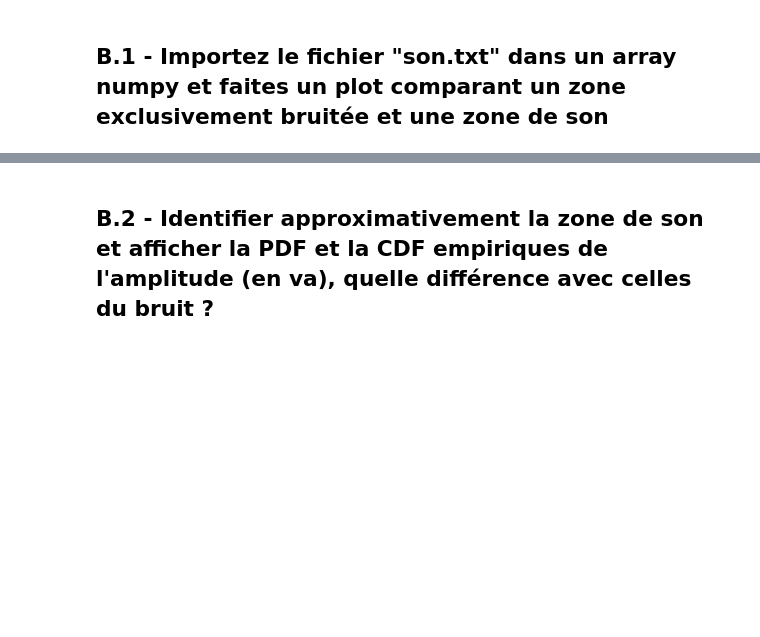
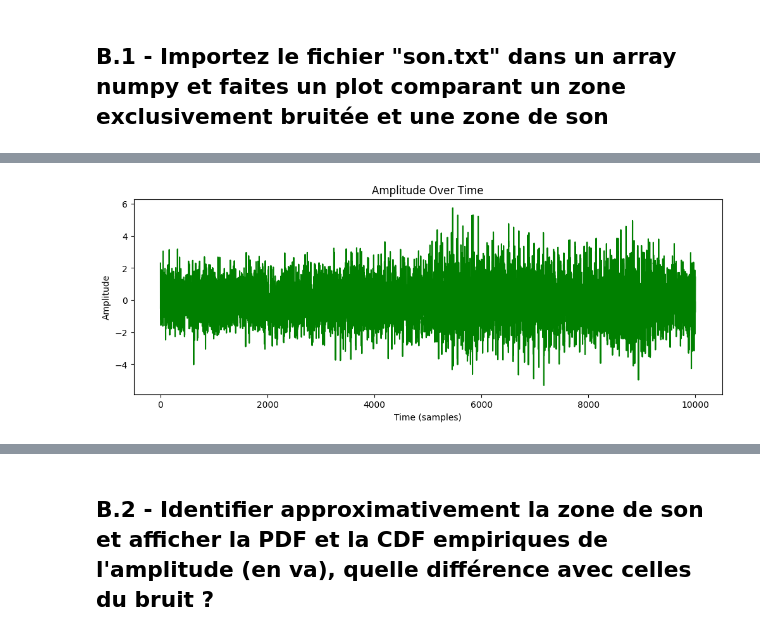
Before and after one commit to shahaf38/Stats-Tests_Hypotheses, a Jupyter notebook: Stats-Tests_Hypotheses.ipynb, the cells around one changed output, grey strips where cells are left out. Saved outputs shown, nothing was run; the diff lists cells and outputs as text; code cells hidden in the pictures; blank space fills up the shorter version.

```diff
--- a/Stats-Tests_Hypotheses.ipynb
+++ b/Stats-Tests_Hypotheses.ipynb
@@ -321,0 +337,12 @@ Bon c'est effectivement un son, mais rien d'alarmant. Mais il n'empêche que vou
+# %%
+dS son_data[500000: 510000]
+
+#Plot the entire data
+plt.figure(figsize=(12, 4))
+plt.plot(data_interval, color='green')
+plt.title('Amplitude Over Time')
+plt.xlabel('Time (samples)')
+plt.ylabel('Amplitude')
+plt.show()
+# %% [output]
+[figure, added]
```
Also changed, not shown: parts of 2 cells of this notebook.
